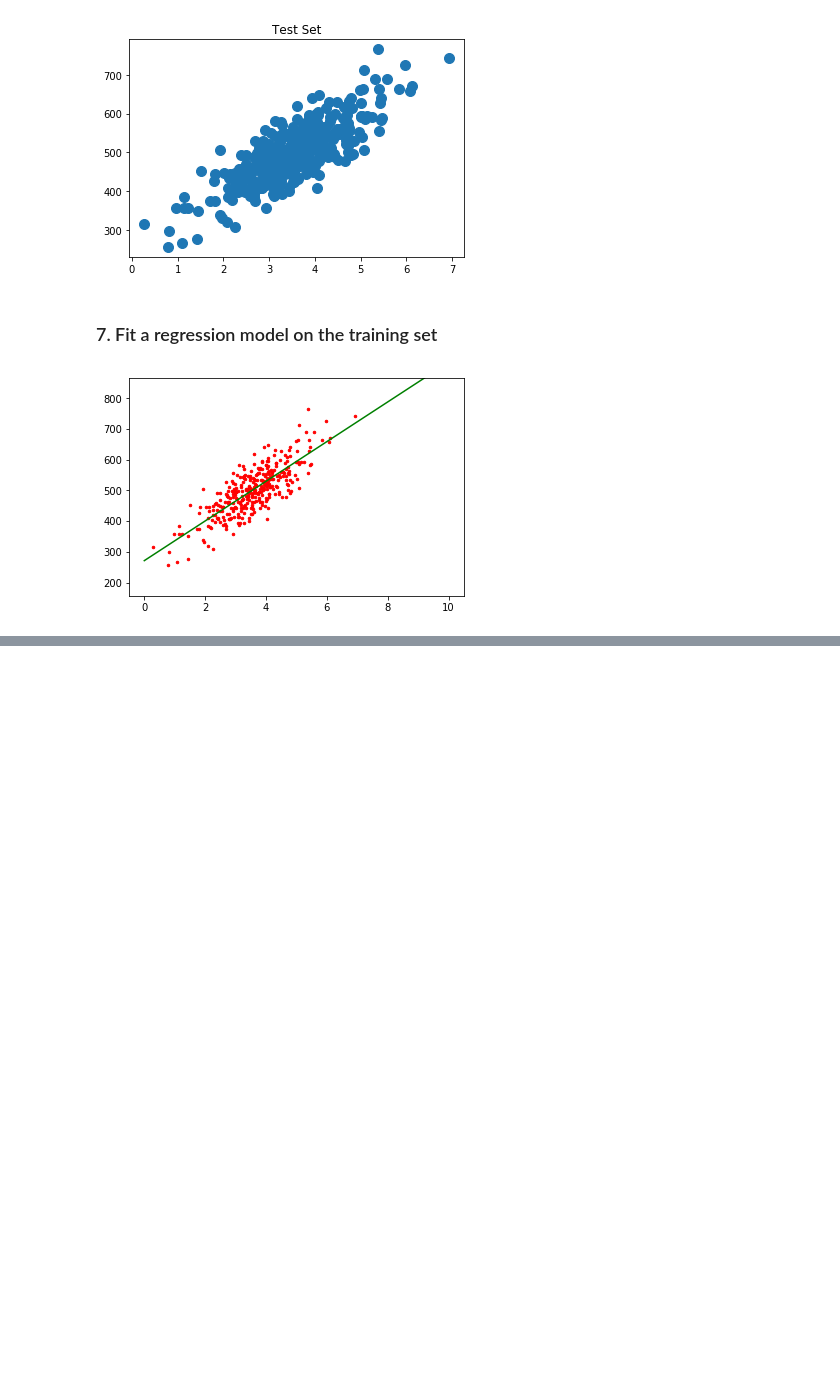
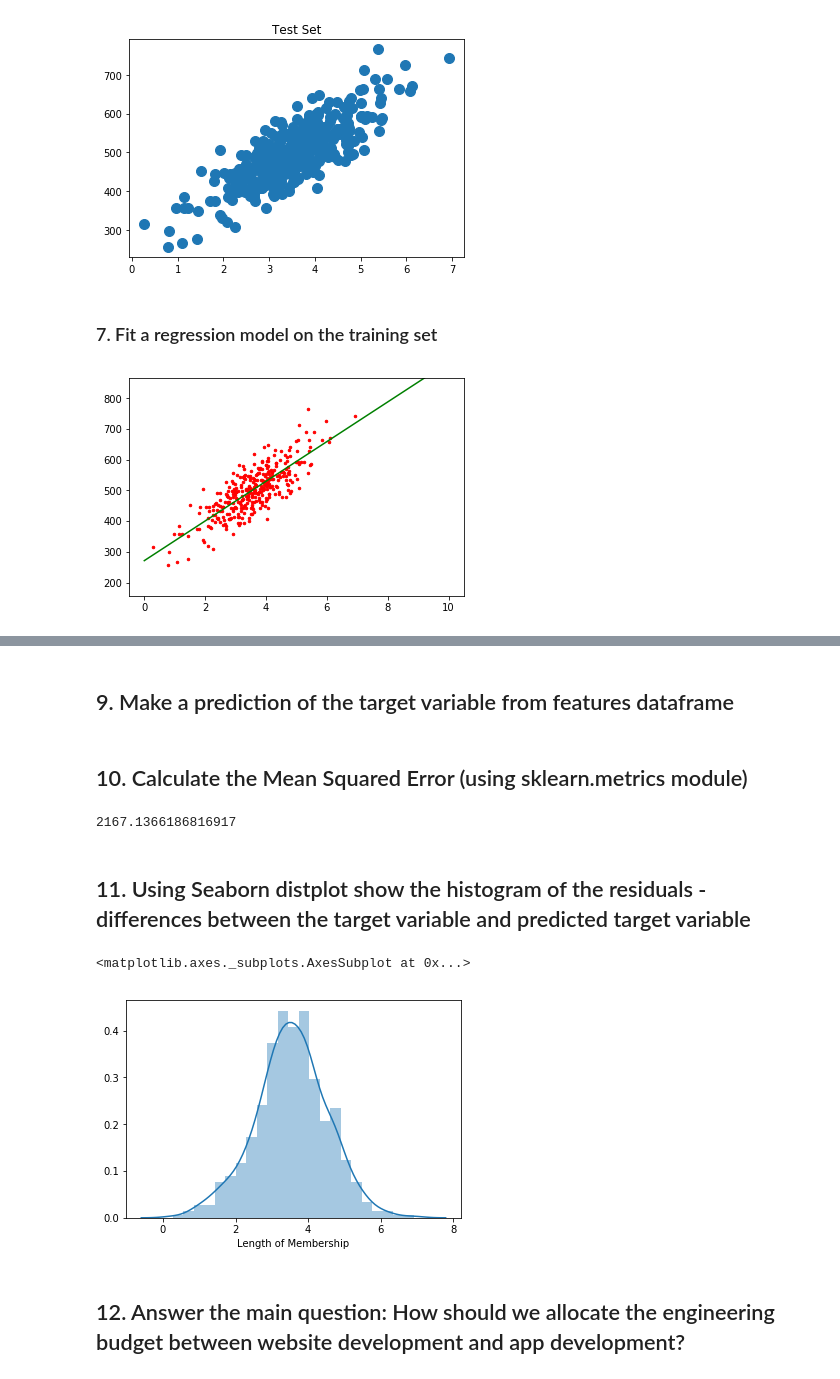
Before and after one commit to seattlechem/data-science, a Jupyter notebook: regression.ipynb, the cells around one changed output, grey strips where cells are left out. Drawn from its saved outputs; the diff is of its cells as text; code cells hidden in the pictures; blank space fills up the shorter version.

```diff
--- a/regression.ipynb
+++ b/regression.ipynb
@@ -132,0 +139,2 @@ plt.show()
+# %% [markdown]
+## 9. Make a prediction of the target variable from features dataframe
@@ -132,0 +143,16 @@ plt.show()
+# %% [markdown]
+## 10. Calculate the Mean Squared Error (using sklearn.metrics module)
+# %%
+mse_lin = mean_squared_error(Y_train, poly.polyval(X_train, coefs_lin))
+print(mse_lin)
+# %% [output]
+2167.1366186816917
+# %% [markdown]
+## 11. Using Seaborn distplot show the histogram of the residuals - differences between the target variable and predicted target variable
+# %%
+sns.distplot(df['Length of Membership'])
+# %% [output]
+<matplotlib.axes._subplots.AxesSubplot at 0x...>
+[figure, added]
+# %% [markdown]
+## 12. Answer the main question: How should we allocate the engineering budget between website development and app development?
```
Also changed, not shown: parts of 4 cells of this notebook.
